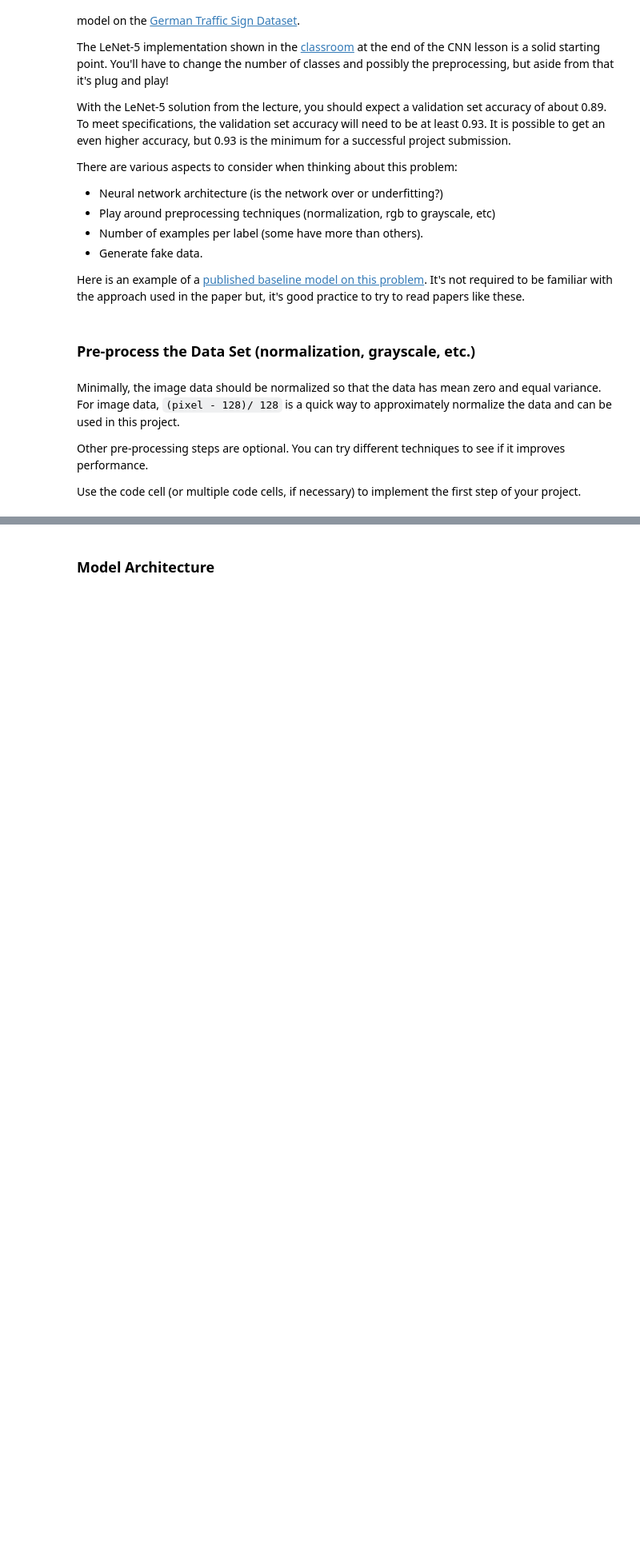
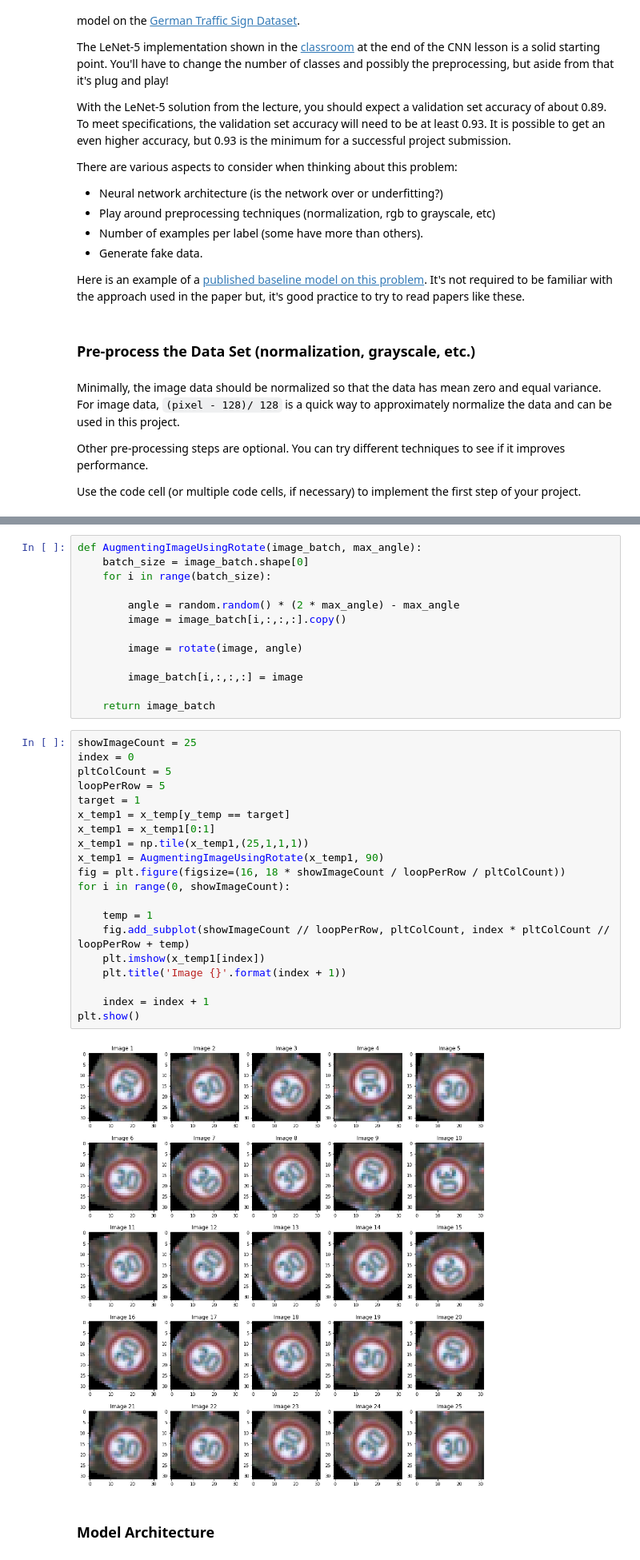
Before and after one commit to mkleung-dev/CarND-Traffic-Sign-Classifier-Project, a Jupyter notebook: Traffic_Sign_Classifier.ipynb, the cells around one changed output, grey strips where cells are left out. Shown at 80% size. Cells and saved outputs as stored; diff of their text form; blank space fills up the shorter version.

```diff
--- a/Traffic_Sign_Classifier.ipynb
+++ b/Traffic_Sign_Classifier.ipynb
@@ -165,3 +356,38 @@ X_train, y_train = shuffle(X_train, y_train)
+# %%
+def AugmentingImageUsingRotate(image_batch, max_angle):
+    batch_size = image_batch.shape[0]
+    for i in range(batch_size):
+
+        angle = random.random() * (2 * max_angle) - max_angle
+        image = image_batch[i,:,:,:].copy()
+
+        image = rotate(image, angle)
+
+        image_batch[i,:,:,:] = image
+
+    return image_batch
+# %%
+showImageCount = 25
+index = 0
+pltColCount = 5
+loopPerRow = 5
+target = 1
+x_temp1 = x_temp[y_temp == target]
+x_temp1 = x_temp1[0:1]
+x_temp1 = np.tile(x_temp1,(25,1,1,1))
+x_temp1 = AugmentingImageUsingRotate(x_temp1, 90)
+fig = plt.figure(figsize=(16, 18 * showImageCount / loopPerRow / pltColCount))
+for i in range(0, showImageCount):
+
+    temp = 1
+    fig.add_subplot(showImageCount // loopPerRow, pltColCount, index * pltColCount // loopPerRow + temp)
+    plt.imshow(x_temp1[index])
+    plt.title('Image {}'.format(index + 1))
+
+    index = index + 1
+plt.show()
+# %% [output]
+[figure, added]
 # %% [markdown]
 ### Model Architecture
 # %%
```
Also changed, not shown: parts of 27 cells of this notebook.
